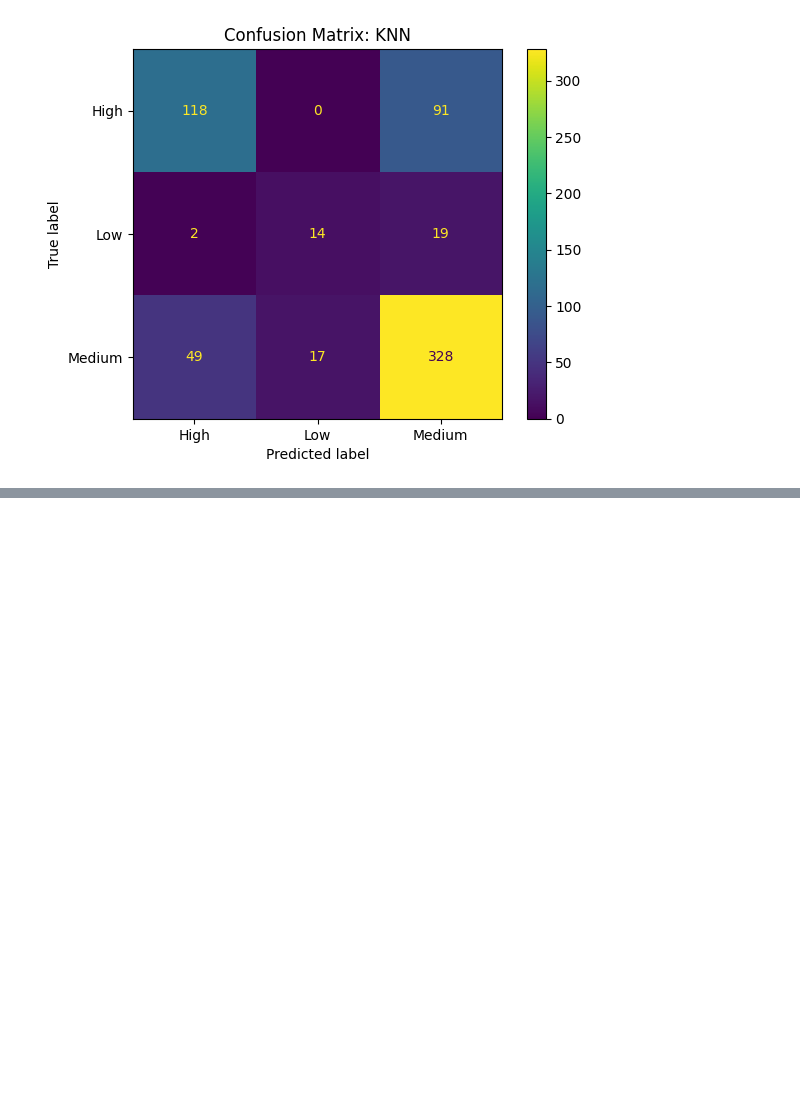
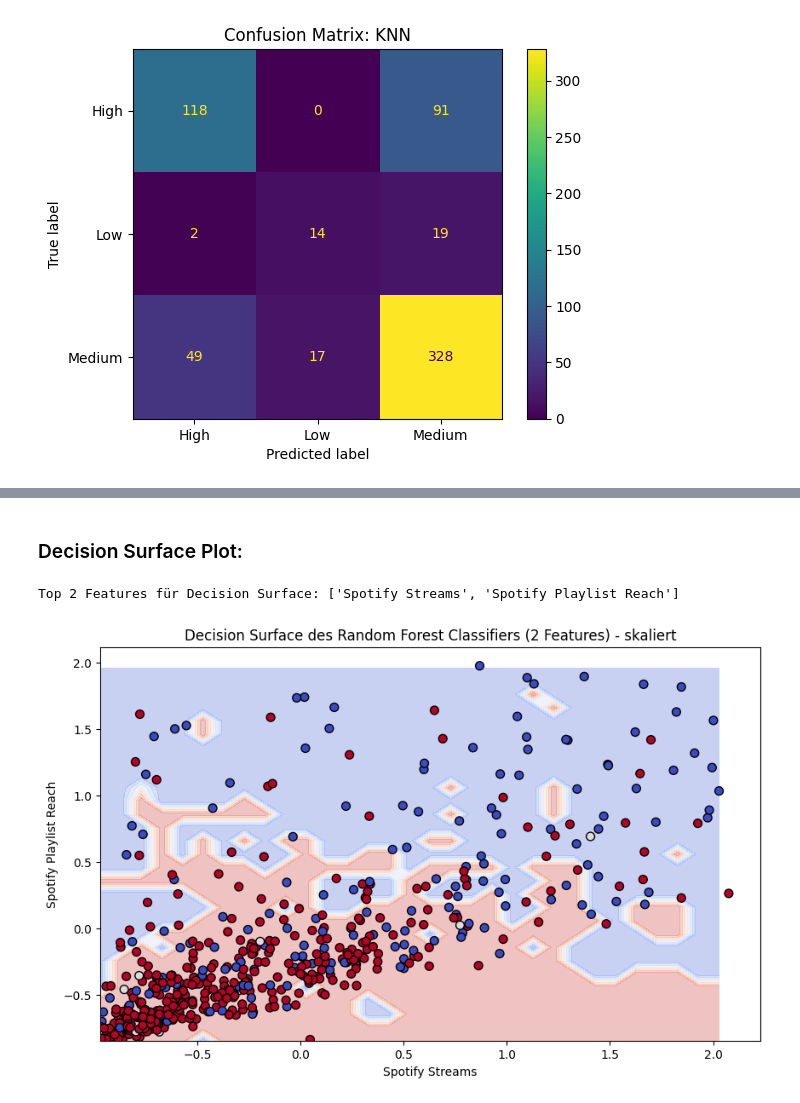
Before and after one commit to Biholari/HTL_Files, a Jupyter notebook: DSAI/4AHIF/Mini Projekt 2/main.ipynb, the cells around one changed output, grey strips where cells are left out. Cells and saved outputs as stored; diff of their text form; code cells hidden in the pictures; blank space fills up the shorter version.

```diff
--- a/DSAI/4AHIF/Mini Projekt 2/main.ipynb
+++ b/DSAI/4AHIF/Mini Projekt 2/main.ipynb
@@ -443,0 +629,61 @@ weighted avg       0.76      0.77      0.75       638
+# %% [markdown]
+###  Decision Surface Plot:
+# %%
+import matplotlib.pyplot as plt
+import numpy as np
+from sklearn.preprocessing import StandardScaler
+from sklearn.ensemble import RandomForestClassifier
+
+# Top 2 Features ermitteln
+rf = results["Random Forest"]["best_estimator"]
+importances = rf.named_steps['classifier'].feature_importances_
+feature_names = X.columns
+top2_idx = np.argsort(importances)[-2:]
+top2_features = feature_names[top2_idx]
+
+print(f"Top 2 Features für Decision Surface: {top2_features.tolist()}")
+
+# Daten auf 2 Features reduzieren
+X_train_2d = X_train.iloc[:, top2_idx].values
+X_val_2d = X_val.iloc[:, top2_idx].values
+
+# Feature-Skalierung (StandardScaler)
+scaler = StandardScaler()
+X_train_2d_scaled = scaler.fit_transform(X_train_2d)
+X_val_2d_scaled = scaler.transform(X_val_2d)
+
+# Random Forest mit 2 Features trainieren
+model_2d = RandomForestClassifier(n_estimators=100, max_depth=None, random_state=42)
+model_2d.fit(X_train_2d_scaled, y_train)
+
+# Bereich der Features (5. bis 95. Perzentil)
+x_min, x_max = np.percentile(X_train_2d_scaled[:, 0], [5, 95])
+y_min, y_max = np.percentile(X_train_2d_scaled[:, 1], [5, 95])
+
+# Meshgrid mit Schrittweite 0.1, wegen Skalierung sind die Werte klein
+xx, yy = np.meshgrid(np.arange(x_min, x_max, 0.1),
+                     np.arange(y_min, y_max, 0.1))
+
+# Vorhersagen auf Meshgrid
+Z = model_2d.predict(np.c_[xx.ravel(), yy.ravel()])
+Z = Z.reshape(xx.shape)
+
+plt.figure(figsize=(10, 6))
+plt.contourf(xx, yy, Z, alpha=0.3, cmap=plt.cm.coolwarm)
+
+# Validierungsdaten plotten
+mask = (X_val_2d_scaled[:, 0] >= x_min) & (X_val_2d_scaled[:, 0] <= x_max) & \
+       (X_val_2d_scaled[:, 1] >= y_min) & (X_val_2d_scaled[:, 1] <= y_max)
+
+scatter = plt.scatter(
+    X_val_2d_scaled[mask, 0], X_val_2d_scaled[mask, 1],
+    c=y_val[mask], cmap=plt.cm.coolwarm, edgecolor='k', s=50
+)
+
+plt.xlabel(top2_features[0])
+plt.ylabel(top2_features[1])
+plt.title("Decision Surface des Random Forest Classifiers (2 Features) - skaliert")
+plt.show()
+# %% [output]
+Top 2 Features für Decision Surface: ['Spotify Streams', 'Spotify Playlist Reach']
+[figure, added]
```
Also changed, not shown: parts of 6 cells of this notebook.
